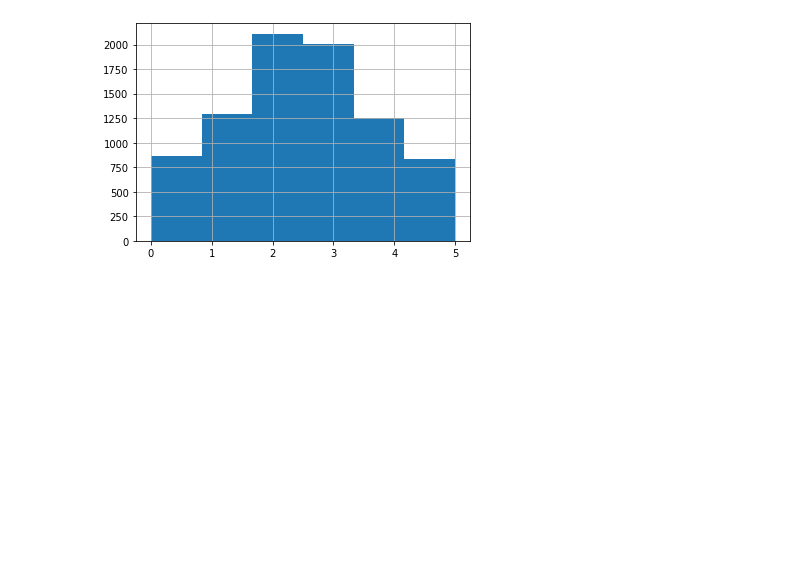
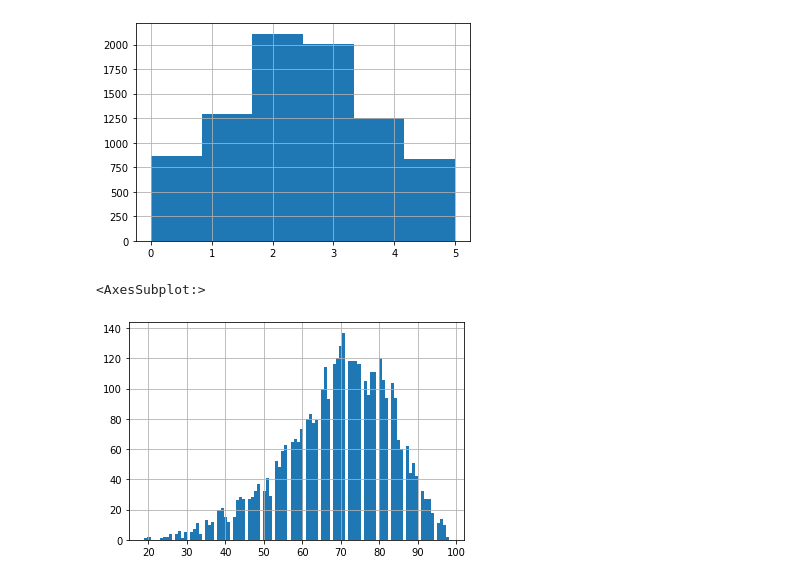
Before and after one commit to karunru/atmaCup8, a Jupyter notebook: notebooks/first_EDA.ipynb, the cells around one changed output. Saved outputs shown, nothing was run; the diff lists cells and outputs as text; code cells hidden in the pictures; blank space fills up the shorter version.

```diff
--- a/notebooks/first_EDA.ipynb
+++ b/notebooks/first_EDA.ipynb
@@ -356,0 +364,5 @@ pd.qcut(np.log1p(train["Global_Sales"].to_pandas()), q=[0.0, 0.1, 0.25, 0.5, 0.7
+# %%
+train["Critic_Score"].to_pandas().hist(bins=100)
+# %% [output]
+<AxesSubplot:>
+[figure, added]
```
Also changed, not shown: parts of 9 cells of this notebook, 7 other files.
